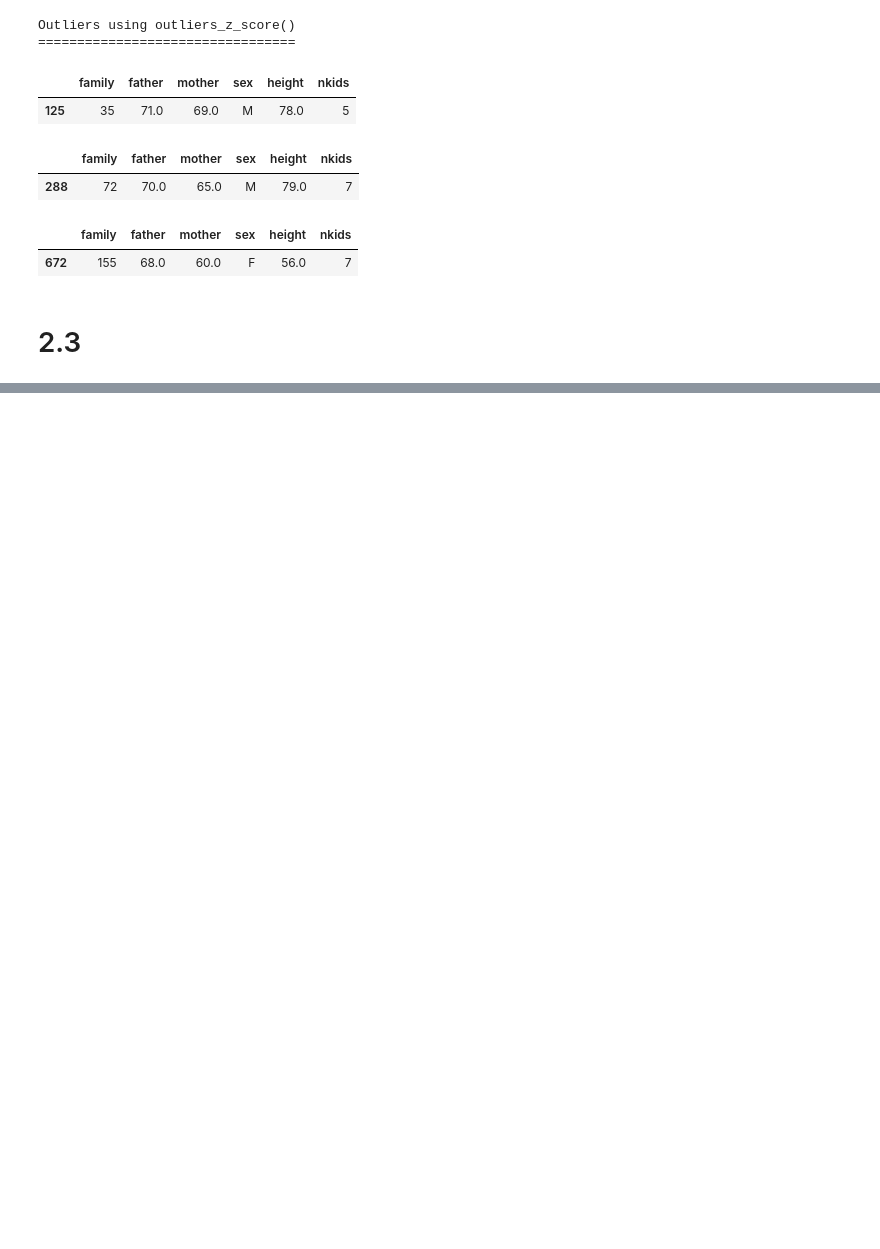
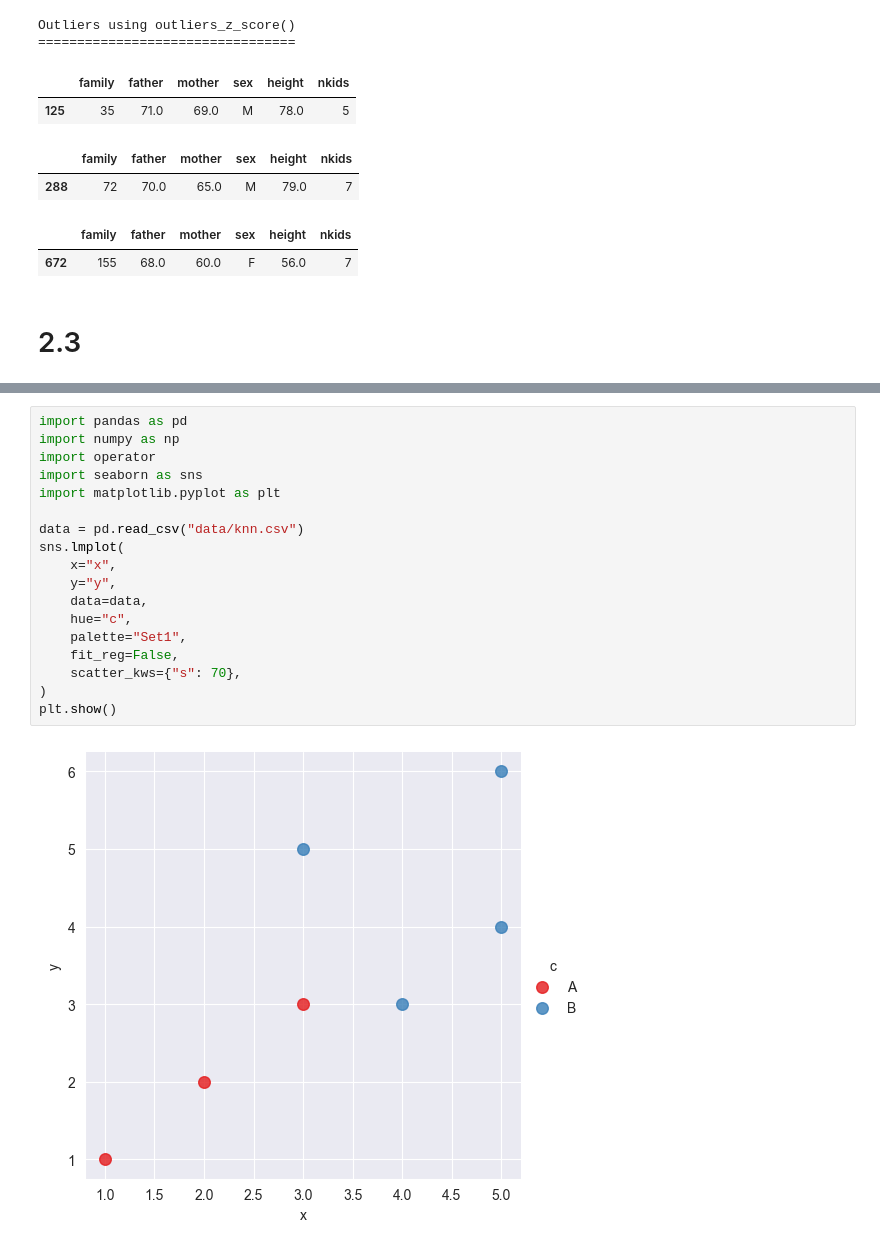
Before and after one commit to tien226anh/school_docs, a Jupyter notebook: intel_system/homeworks/bai2/bai2.ipynb, the cells around one changed output, grey strips where cells are left out. Saved outputs shown, nothing was run; the diff lists cells and outputs as text; blank space fills up the shorter version.

```diff
--- a/intel_system/homeworks/bai2/bai2.ipynb
+++ b/intel_system/homeworks/bai2/bai2.ipynb
@@ -598,0 +833,20 @@ array([[10,  0,  0],
+# %%
+import pandas as pd
+import numpy as np
+import operator
+import seaborn as sns
+import matplotlib.pyplot as plt
+
+data = pd.read_csv("data/knn.csv")
+sns.lmplot(
+    x="x",
+    y="y",
+    data=data,
+    hue="c",
+    palette="Set1",
+    fit_reg=False,
+    scatter_kws={"s": 70},
+)
+plt.show()
+# %% [output]
+[figure, added]
```
Also changed, not shown: parts of 80 cells of this notebook, 7 other files.
